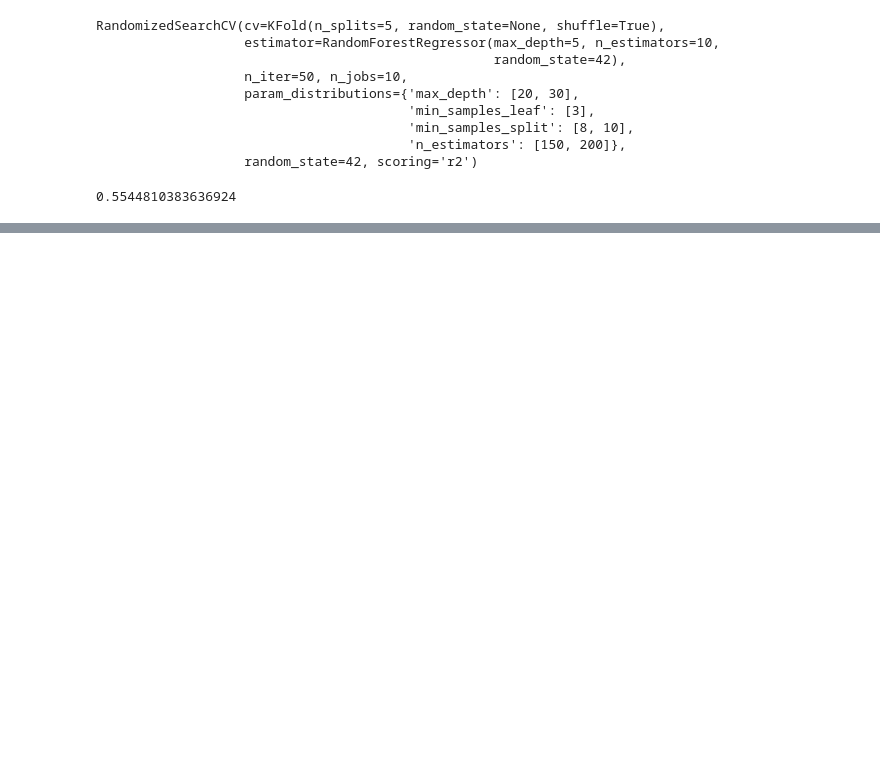
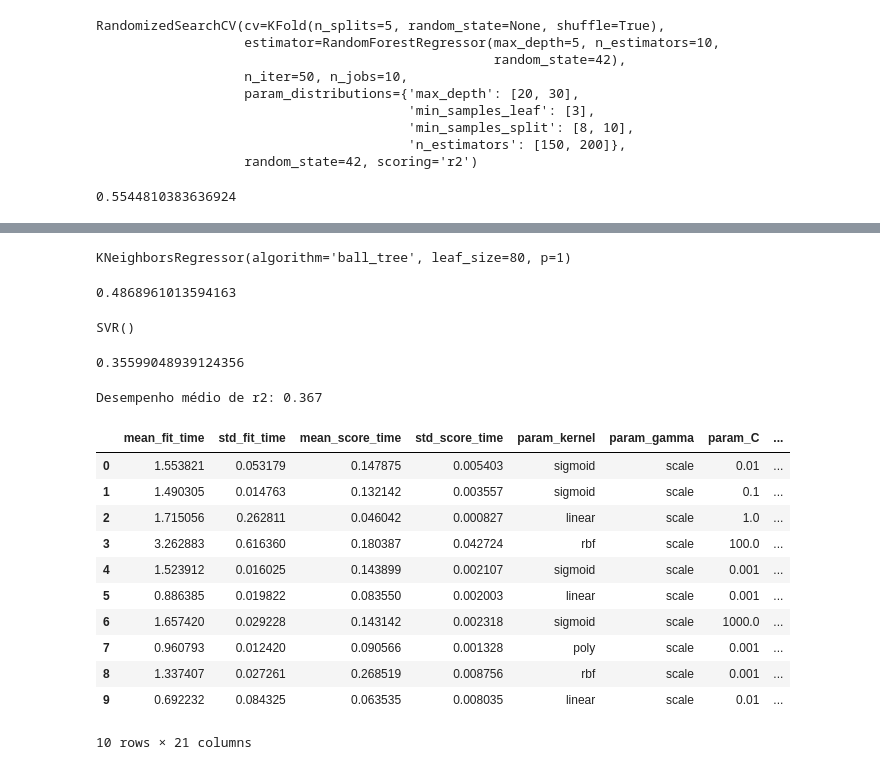
Before and after one commit to eeyamazaki/soebe, a Jupyter notebook: modelo_preditivo_soebe.ipynb, the cells around one changed output, grey strips where cells are left out. Cells and saved outputs as stored; diff of their text form; code cells hidden in the pictures; blank space fills up the shorter version.

```diff
--- a/modelo_preditivo_soebe.ipynb
+++ b/modelo_preditivo_soebe.ipynb
@@ -1375,0 +1494,78 @@ r2_score(y_test, predicao_rfr_otimizado)
+# %%
+# KNN com os melhores parametros:
+
+knnr_regressor_otimizado = KNeighborsRegressor(p = 1, leaf_size = 80, algorithm = 'ball_tree')
+knnr_regressor_otimizado.fit(X_train, y_train)
+# %% [output]
+KNeighborsRegressor(algorithm='ball_tree', leaf_size=80, p=1)
+# %%
+# Predicao KNN otimizado:
+predicao_knnr_otimizado = knnr_regressor_otimizado.predict(X_test)
+r2_score(y_test, predicao_knnr_otimizado)
+# %% [output]
+0.4868961013594163
+# %%
+# Support Vector Machines
+
+from sklearn import svm
+
+svm_regressor = svm.SVR()
+svm_regressor.fit(X_test, y_test)
+# %% [output]
+SVR()
+# %%
+# Predicao
+predicao_svm = svm_regressor.predict(X_test)
+r2_score(y_test, predicao_svm)
+# %% [output]
+0.35599048939124356
+# %%
+# Otimizando o SVM
+# Cross Validation
+
+from sklearn.model_selection import KFold
+cv = KFold(n_splits = 10, shuffle=True)
+
+from sklearn.model_selection import cross_val_score
+
+desempenho_cross_val_r2 = cross_val_score(estimator = svm_regressor,
+                                          X = X_train,
+                                          y = y_train,
+                                          scoring = 'r2',
+                                          cv = cv)
+print('Desempenho médio de r2: {}'.format(round(desempenho_cross_val_r2.mean(), 3)))
+# %% [output]
+Desempenho médio de r2: 0.367
+# %%
+# Random Search Validation
+
+param_random_svm= {
+    'kernel': ['linear', 'poly', 'rbf', 'sigmoid'],
+    'gamma': ['scale', 'auto'],
+    'C': np.logspace(-3,3,7)
+}
+# %%
+random_cv_svm = RandomizedSearchCV(
+    svm_regressor,
+    param_random_svm,
+    n_iter=10,
+    cv=cv,
+    scoring='r2',
+    n_jobs=-1
+)
+# %%
+random_cv_svm = random_cv_svm.fit(X_train, y_train)
+pd.DataFrame(random_cv_svm.cv_results_)
+# %% [output]
+|  | mean_fit_time | std_fit_time | mean_score_time | std_score_time | param_kernel | param_gamma | param_C | ... |
+| 0 | 1.553821 | 0.053179 | 0.147875 | 0.005403 | sigmoid | scale | 0.01 | ... |
+| 1 | 1.490305 | 0.014763 | 0.132142 | 0.003557 | sigmoid | scale | 0.1 | ... |
+| 2 | 1.715056 | 0.262811 | 0.046042 | 0.000827 | linear | scale | 1.0 | ... |
+| 3 | 3.262883 | 0.616360 | 0.180387 | 0.042724 | rbf | scale | 100.0 | ... |
+| 4 | 1.523912 | 0.016025 | 0.143899 | 0.002107 | sigmoid | scale | 0.001 | ... |
+| 5 | 0.886385 | 0.019822 | 0.083550 | 0.002003 | linear | scale | 0.001 | ... |
+| 6 | 1.657420 | 0.029228 | 0.143142 | 0.002318 | sigmoid | scale | 1000.0 | ... |
+| 7 | 0.960793 | 0.012420 | 0.090566 | 0.001328 | poly | scale | 0.001 | ... |
+| 8 | 1.337407 | 0.027261 | 0.268519 | 0.008756 | rbf | scale | 0.001 | ... |
+| 9 | 0.692232 | 0.084325 | 0.063535 | 0.008035 | linear | scale | 0.01 | ... |
+10 rows × 21 columns
```
Also changed, not shown: parts of 34 cells of this notebook.
